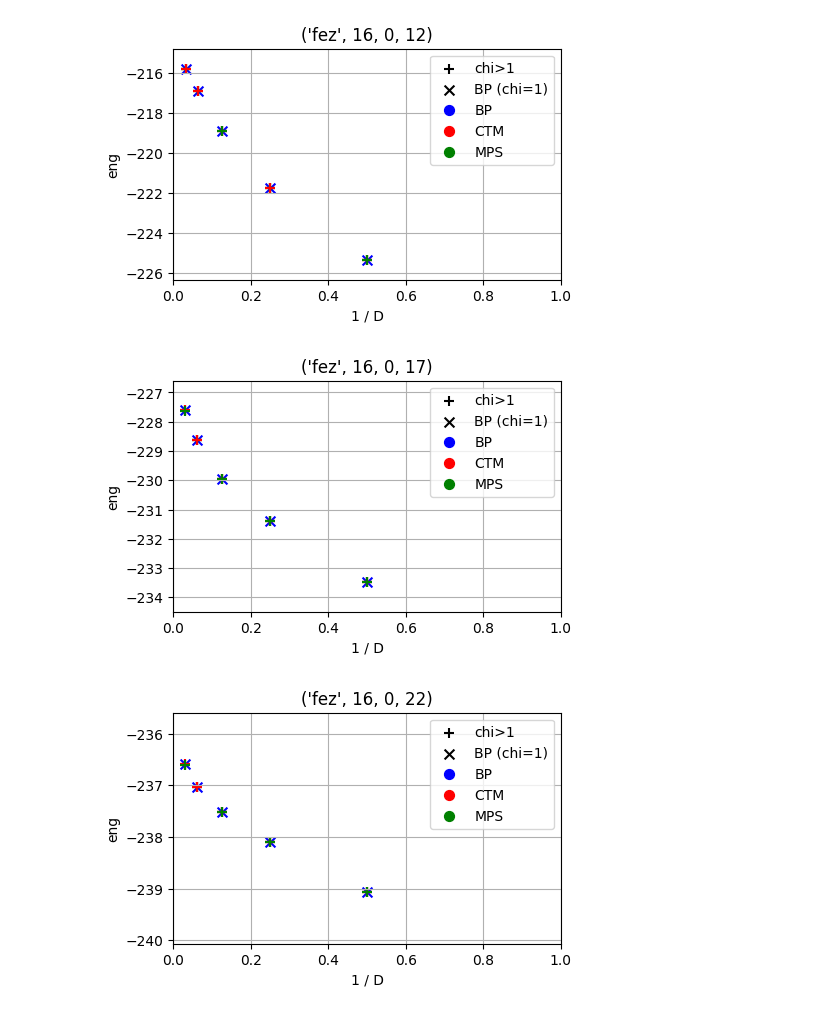
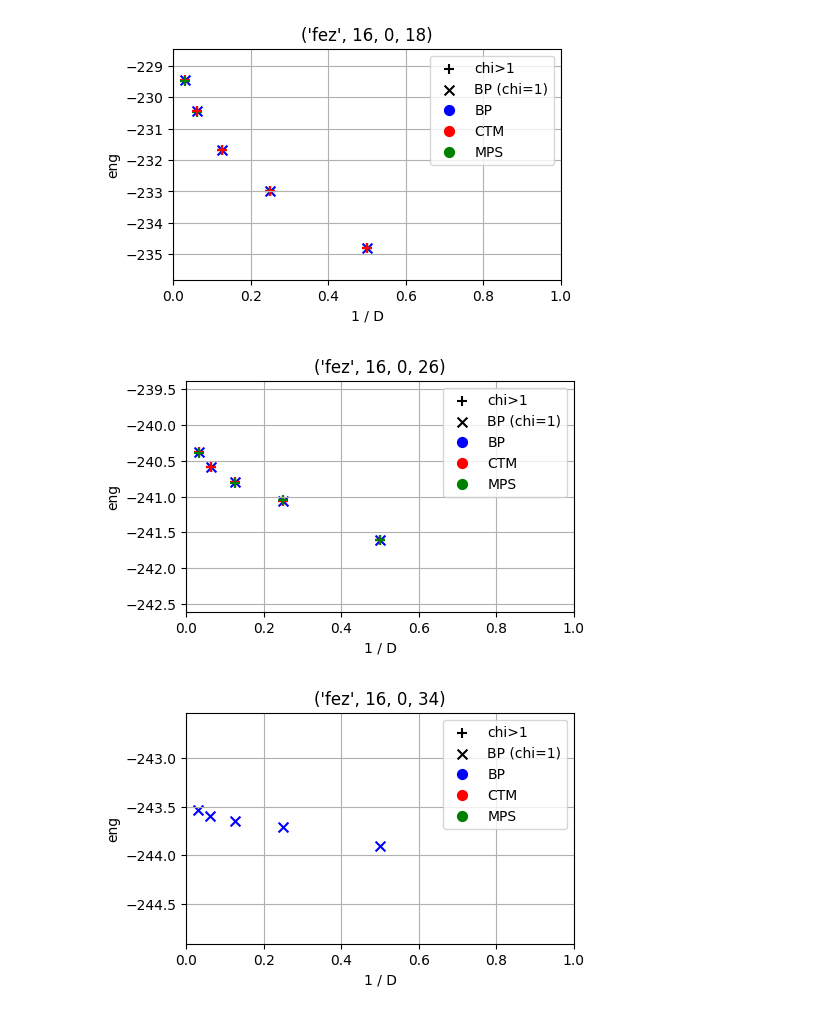
Before and after one commit to marekrams/hex, a Jupyter notebook: view_results.ipynb, the cells around one changed output. Drawn from its saved outputs; the diff is of its cells as text; code cells hidden in the pictures.

```diff
--- a/view_results.ipynb
+++ b/view_results.ipynb
@@ -55,7 +55,7 @@ def plot_energy_lin(ind):
     # plt.legend()
 # plt.show()
 # %%
-for p in range(2, 37, 5):
+for p in range(2, 37, 8):
     plot_energy_lin(('fez', 16, 0, p))
 # %% [output]
 [figure]
@@ -63,3 +63,3 @@ for p in range(2, 37, 5):
-[figure, old version]
+[figure, new version]
-[figure, old version]
+[figure, new version]
-[figure, old version]
+[figure, new version]
```
Also changed, not shown: parts of 18 cells of this notebook.
